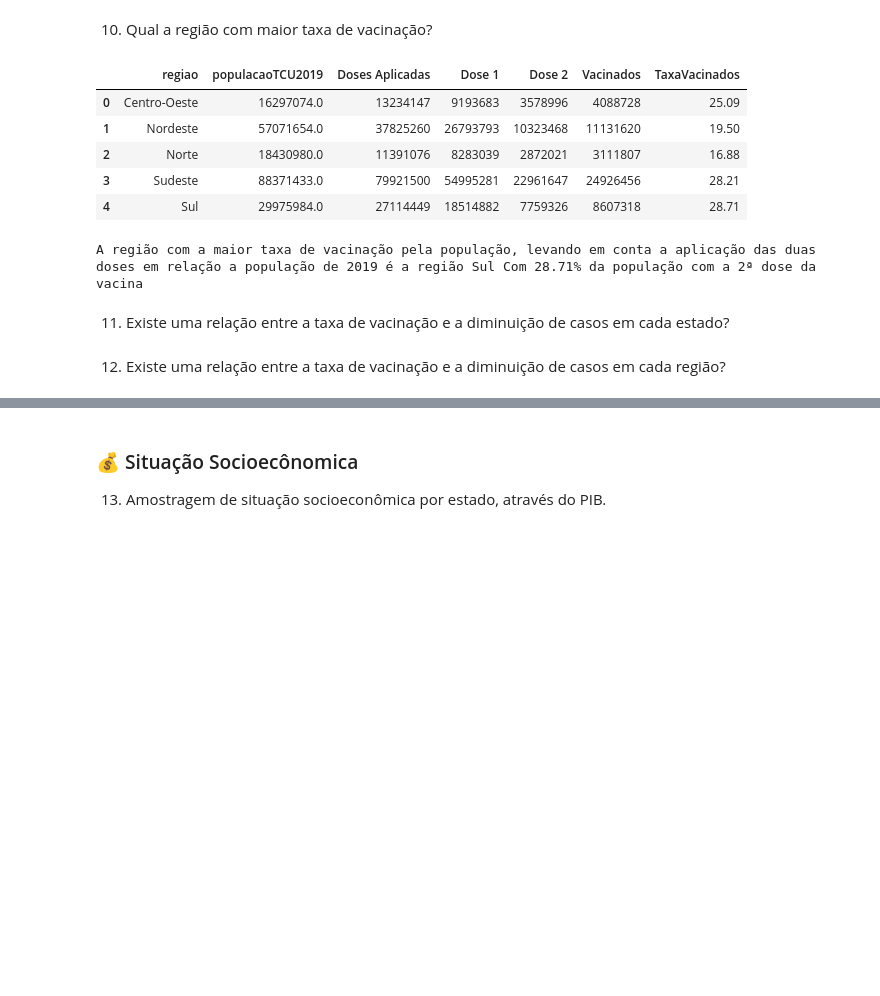
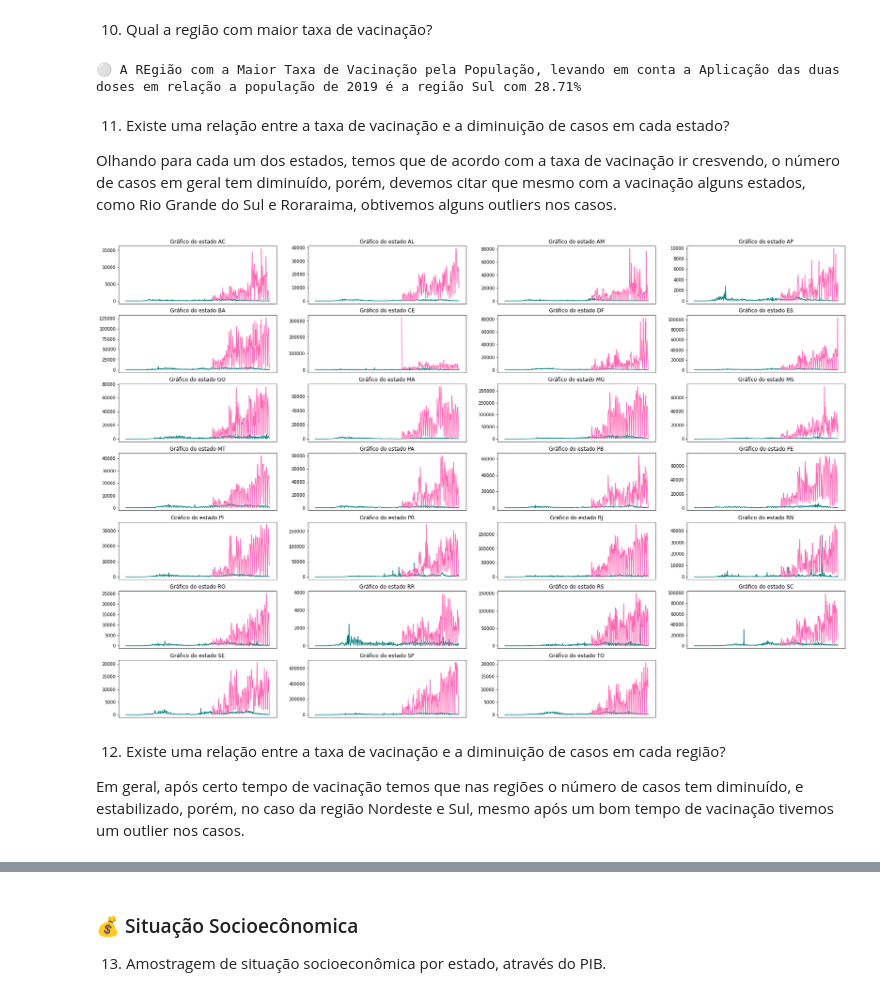
Before and after one commit to stardotwav/BrasilEmDados, a Jupyter notebook: AnaliseExtracaoConhecimento.ipynb, the cells around one changed output, grey strips where cells are left out. Cells and saved outputs as stored; diff of their text form; code cells hidden in the pictures; blank space fills up the shorter version.

Commit message:
📌 Inserindo Respostas das Questões em Relação a Taxa de Vacinação

```diff
--- a/AnaliseExtracaoConhecimento.ipynb
+++ b/AnaliseExtracaoConhecimento.ipynb
@@ -207,26 +166,44 @@ O estado com a maior taxa de vacinação pela população, levando em conta a ap
 # %% [markdown]
 10. Qual a região com maior taxa de vacinação?
-# %%
-regiaoVacinacao = PopulacaoVacinada.groupby(by="regiao").sum()
-regiaoVacinacao["TaxaVacinados"] = round((regiaoVacinacao.Vacinados / regiaoVacinacao.populacaoTCU2019 )*100,2)
-regiaoVacinacao = regiaoVacinacao.reset_index()
-regiaoVacinacao
-# %% [output]
-|  | regiao | populacaoTCU2019 | Doses Aplicadas | Dose 1 | Dose 2 | Vacinados | TaxaVacinados |
-| 0 | Centro-Oeste | 16297074.0 | 13234147 | 9193683 | 3578996 | 4088728 | 25.09 |
-| 1 | Nordeste | 57071654.0 | 37825260 | 26793793 | 10323468 | 11131620 | 19.50 |
-| 2 | Norte | 18430980.0 | 11391076 | 8283039 | 2872021 | 3111807 | 16.88 |
-| 3 | Sudeste | 88371433.0 | 79921500 | 54995281 | 22961647 | 24926456 | 28.21 |
-| 4 | Sul | 29975984.0 | 27114449 | 18514882 | 7759326 | 8607318 | 28.71 |
 # %%
+# Organizando os dados por região
+regiaoVacinacao = PopulacaoVacinada.groupby(by="regiao").sum()
+regiaoVacinacao["TaxaVacinados"] = round((regiaoVacinacao.Vacinados / regiaoVacinacao.populacaoTCU2019 )*100,2)
+regiaoVacinacao = regiaoVacinacao.reset_index()
+
+# Verificando a região com maior valor de vacinação
 maisVacinado = regiaoVacinacao.sort_values('TaxaVacinados',ascending=False).iloc[0].regiao
 taxaDeVacina = regiaoVacinacao.sort_values('TaxaVacinados',ascending=False).iloc[0].TaxaVacinados
 
-print("A região com a maior taxa de vacinação pela população, levando em conta a aplicação das duas doses em relação a população de 2019 é a região "+
-    maisVacinado + " Com " + str(taxaDeVacina)+"% da população com a 2ª dose da vacina")
+print("⚪ A REgião com a Maior Taxa de Vacinação pela População, levando em conta a Aplicação das duas doses em relação a população de 2019 é a região "+
+    maisVacinado + " com " + str(taxaDeVacina)+"%")
 # %% [output]
-A região com a maior taxa de vacinação pela população, levando em conta a aplicação das duas doses em relação a população de 2019 é a região Sul Com 28.71% da população com a 2ª dose da vacina
+⚪ A REgião com a Maior Taxa de Vacinação pela População, levando em conta a Aplicação das duas doses em relação a população de 2019 é a região Sul com 28.71%
-# %% [markdown]
-11. Existe uma relação entre a taxa de vacinação e a diminuição de casos em cada estado?
+# %% [markdown]
+11. Existe uma relação entre a taxa de vacinação e a diminuição de casos em cada estado?
+
+Olhando para cada um dos estados, temos que de acordo com a taxa de vacinação ir cresvendo, o número de casos em geral tem diminuído, porém, devemos citar que mesmo com a vacinação alguns estados, como Rio Grande do Sul e Roraraima, obtivemos alguns outliers nos casos.
+# %%
+estados =  dadosVacinacaoData['UF'].unique()
+plt.rcParams['figure.figsize'] = [30, 20]
+
+for j,i in enumerate(estados):
+    plt.subplot(7,4,j+1)
+
+    dadosEstados = dadosVacinacaoData[dadosVacinacaoData['UF'] == i]
+    dataEstados = dadosCovid[dadosCovid.estado == i]
+    dataEstados["MesAno"] = pd.to_datetime(dataEstados['data'],format = '%Y/%m/%d')
+
+    plt.plot(dataEstados.MesAno,dataEstados.casosNovos, color='teal')
+    plt.plot(dadosEstados['Data Vacinação'],dadosEstados.quantidade, color='hotpink')
+    #plt.xticks(rotation=45)
+    plt.title("Gráfico do estado "+str(i))
+    plt.xticks([])
+
+plt.show()
+# %% [output]
+[figure, added]
 # %% [markdown]
 12. Existe uma relação entre a taxa de vacinação e a diminuição de casos em cada região?
+
+Em geral, após certo tempo de vacinação temos que nas regiões o número de casos tem diminuído, e estabilizado, porém, no caso da região Nordeste e Sul, mesmo após um bom tempo de vacinação tivemos um outlier nos casos.
```
Also changed, not shown: parts of 8 cells of this notebook.
